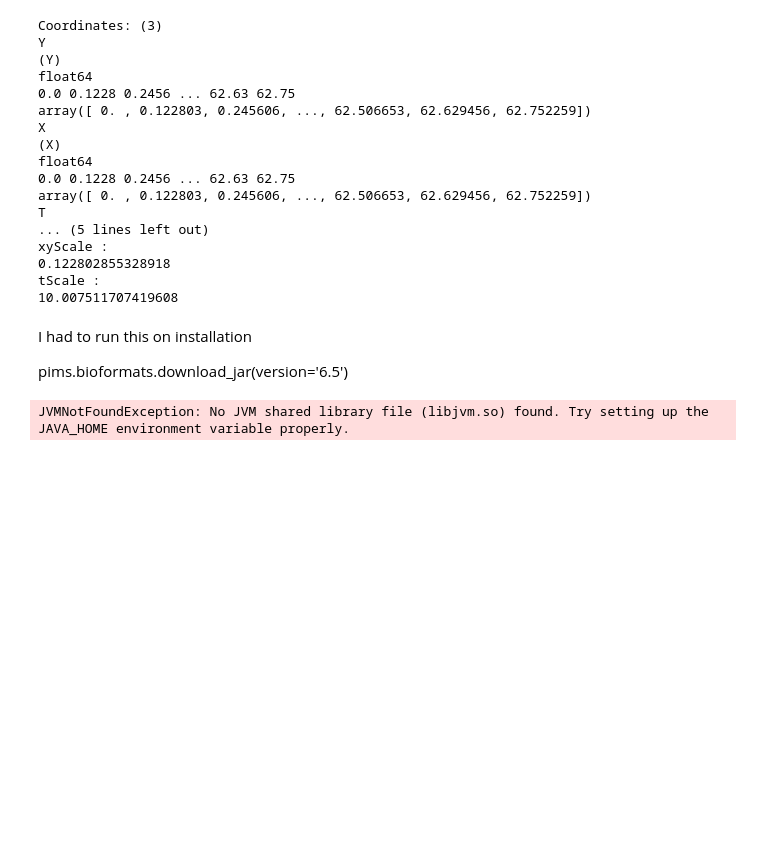
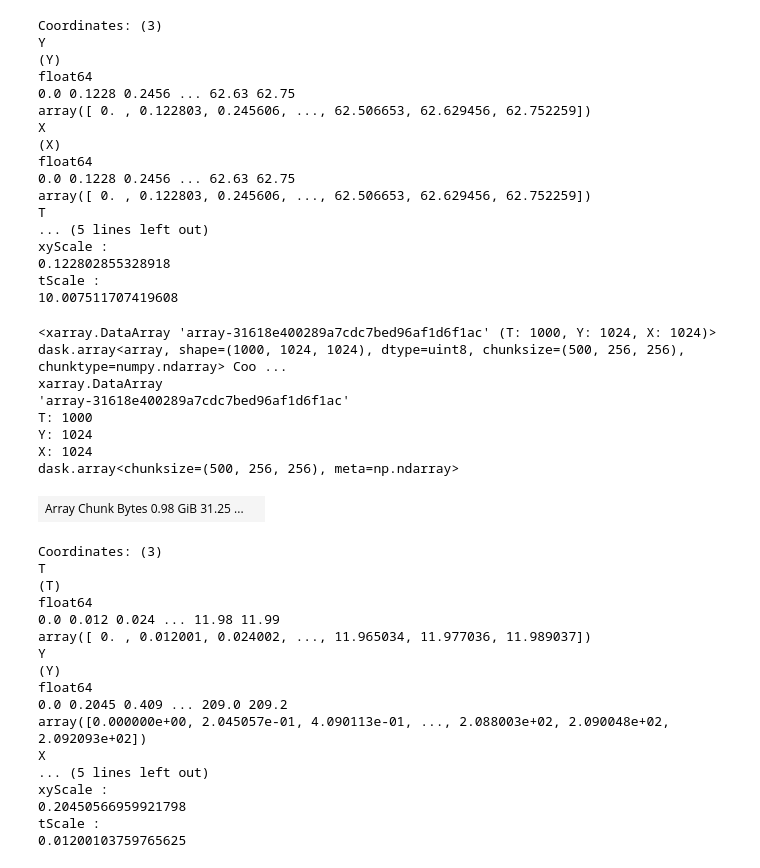
Before and after one commit to koenderinklab/OpenDDM, a Jupyter notebook: imageLoading.ipynb, the cells around one changed output. Cells and saved outputs as stored; diff of their text form; code cells hidden in the pictures; blank space fills up the shorter version.

Commit message:
added readLif function to image_loading file in ddm

```diff
--- a/imageLoading.ipynb
+++ b/imageLoading.ipynb
@@ -52,11 +55,45 @@ xyScale :
 0.122802855328918
 tScale :
 10.007511707419608
-# %% [markdown]
-I had to run this on installation
-
-pims.bioformats.download_jar(version='6.5')
+# %%
+def readLIF(filename):
+    """
+
+    """
+    lifSeq = pims.Bioformats('data/21-03-31_ddm.lif', read_mode = 'jpype')
+    xscale = lifSeq.metadata.PixelsPhysicalSizeX(0)
+    tscale = lifSeq.metadata.PlaneDeltaT(0,1)
+    lifXCoords = np.arange(0., lifSeq.shape[1]*xscale, xscale)
+    lifYCoords = np.arange(0., lifSeq.shape[2]*xscale, xscale)
+    lifTCoords = np.arange(0., lifSeq.shape[0]*tscale, tscale)
+    ds = da.from_array(lifSeq)
+    sequence = xarray.DataArray(data = ds, dims = ["T", "Y", "X"], coords = (lifTCoords, lifYCoords, lifXCoords), attrs = dict(xyScale = xscale, tScale = tscale))
+    return sequence
 # %%
-pims.Bioformats('data/21-03-31_ddm.lif')
+readLIF('data/21-03-31_ddm.lif')
 # %% [output]
-JVMNotFoundException: No JVM shared library file (libjvm.so) found. Try setting up the JAVA_HOME environment variable properly.
+<xarray.DataArray 'array-31618e400289a7cdc7bed96af1d6f1ac' (T: 1000, Y: 1024, X: 1024)> dask.array<array, shape=(1000, 1024, 1024), dtype=uint8, chunksize=(500, 256, 256), chunktype=numpy.ndarray> Coo ...
+xarray.DataArray
+'array-31618e400289a7cdc7bed96af1d6f1ac'
+T: 1000
+Y: 1024
+X: 1024
+dask.array<chunksize=(500, 256, 256), meta=np.ndarray>
+| Array Chunk Bytes 0.98 GiB 31.25 ... |  |
+Coordinates: (3)
+T
+(T)
+float64
+0.0 0.012 0.024 ... 11.98 11.99
+array([ 0. , 0.012001, 0.024002, ..., 11.965034, 11.977036, 11.989037])
+Y
+(Y)
+float64
+0.0 0.2045 0.409 ... 209.0 209.2
+array([0.000000e+00, 2.045057e-01, 4.090113e-01, ..., 2.088003e+02, 2.090048e+02, 2.092093e+02])
+X
+... (5 lines left out)
+xyScale :
+0.20450566959921798
+tScale :
+0.01200103759765625
```
Also changed, not shown: parts of 1 cell of this notebook, 1 other file.
